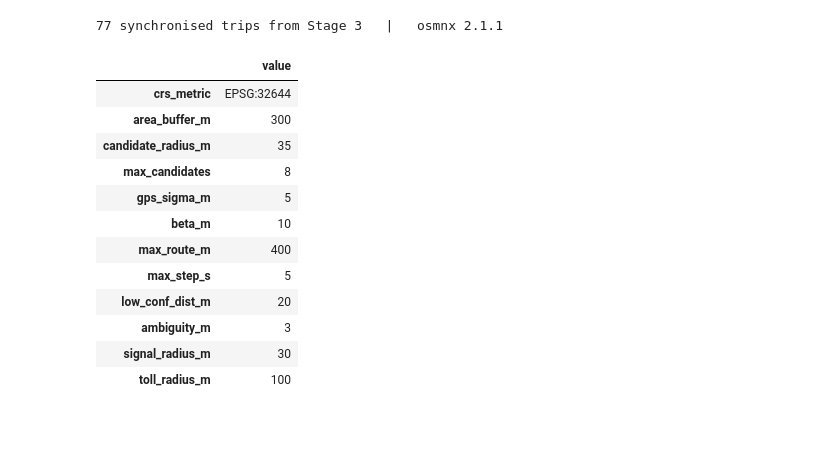
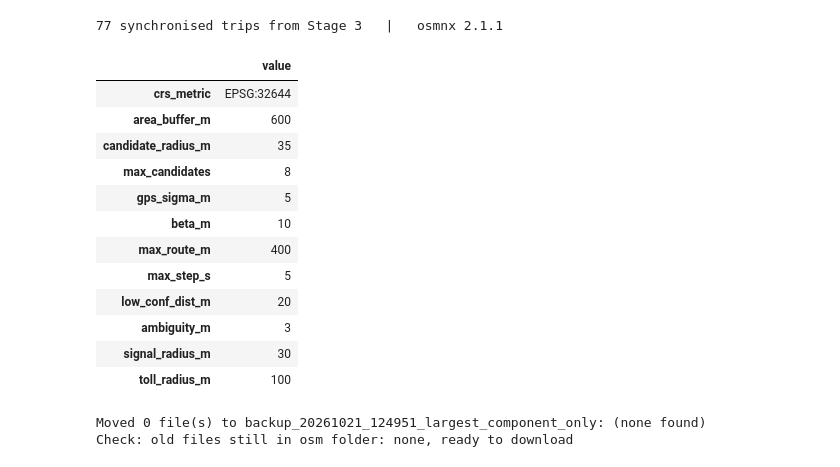
Before and after one commit to Rusiru49/J26-DS-315_Aero-Optimization-EV-Energy, a Jupyter notebook: component01_adaptive_driving_cycle/04_Map_Matching.ipynb, the cells around one changed output. Saved outputs shown, nothing was run; the diff lists cells and outputs as text; code cells hidden in the pictures; blank space fills up the shorter version.

```diff
--- a/component01_adaptive_driving_cycle/04_Map_Matching.ipynb
+++ b/component01_adaptive_driving_cycle/04_Map_Matching.ipynb
@@ -32,25 +34,25 @@ print(f"{len(trip_ids)} synchronised trips from Stage 3   |   osmnx {ox.__versio
 # %%
 CFG = {
     "crs_metric": "EPSG:32644",     # UTM zone 44N – metres, covers western Sri Lanka
-    "area_buffer_m": 300,           # download roads within 300 m of any recorded GPS point
+    "area_buffer_m": 600,           # download roads within 600 m of any recorded GPS point
     "candidate_radius_m": 35,       # roads considered for a GPS point (~3x phone GPS error + half road width)
     "max_candidates": 8,            # nearest candidate road segments kept per point (junctions have many)
     "gps_sigma_m": 5,               # phone GPS error (std. dev.) used in the emission probability
     "beta_m": 10,                   # tolerance between road distance and straight-line distance (transition)
     "max_route_m": 400,             # longest road path searched between two consecutive points
     "max_step_s": 5,                # a time gap longer than this restarts the matching chain
     "low_conf_dist_m": 20,          # matched, but GPS more than 20 m from the road -> low confidence
     "ambiguity_m": 3,               # another road of a different class within 3 m of the chosen one -> low confidence
     "signal_radius_m": 30,          # "near a traffic signal"
     "toll_radius_m": 100,           # "near a toll plaza" (plazas are wide)
 }
 to_metric = Transformer.from_crs("EPSG:4326", CFG["crs_metric"], always_xy=True)
 to_wgs = Transformer.from_crs(CFG["crs_metric"], "EPSG:4326", always_xy=True)
 pd.Series(CFG, name="value").to_frame()
 # %% [output]
 |  | value |
 | crs_metric | EPSG:32644 |
-| area_buffer_m | 300 |
+| area_buffer_m | 600 |
 | candidate_radius_m | 35 |
 | max_candidates | 8 |
 | gps_sigma_m | 5 |
@@ -61,6 +63,50 @@ pd.Series(CFG, name="value").to_frame()
 | ambiguity_m | 3 |
 | signal_radius_m | 30 |
 | toll_radius_m | 100 |
+# %%
+# ---------------------------------------------------------------
+# Move the old OSM network (largest-component-only, 600 m buffer) to a backup folder
+# so the download cell builds a new one. Nothing is deleted.
+# Safe to re-run: it only moves files if the saved network was NOT built with
+# retain_all=True and the current buffer, so it never moves the new network.
+# ---------------------------------------------------------------
+import shutil
+
+OLD_FILES = ["drive_network.graphml",       # road network (Stage 4)
+             "signals_and_tolls.geojson",   # signals / toll booths (Stage 4)
+             "download_info.json",          # download metadata (Stage 4)
+             "study_area.geojson",          # area polygon (Stage 4)
+             "landuse.geojson"]             # land-use cache (Stage 5), cut to the old area
+
+info_path = OSM_DIR / "download_info.json"
+saved_info = json.loads(info_path.read_text()) if info_path.exists() else {}
+is_current = (saved_info.get("retain_all") is True
+              and saved_info.get("area_buffer_m") == CFG["area_buffer_m"])
+
+if is_current:
+    print(f"Saved network is already current (retain_all=True, buffer {CFG['area_buffer_m']} m, "
+          f"downloaded {saved_info.get('downloaded')}). Nothing moved.")
+else:
+    stamp = dt.datetime.now().strftime("%Y%m%d_%H%M%S")
+    backup = OSM_DIR / f"backup_{stamp}_largest_component_only"
+    backup.mkdir(parents=True, exist_ok=True)
+    moved = []
+    for f in OLD_FILES:
+        src = OSM_DIR / f
+        if src.exists():
+            shutil.move(str(src), str(backup / f))
+            moved.append(f)
+    (backup / "README.txt").write_text(
+        "Old OSM network, replaced on " + stamp + ".\n"
+        "Reason: downloaded with retain_all=False, which kept only the largest connected road\n"
+        "patch (the expressway corridor) and dropped the Panadura-Wellawatte (Galle Road) roads.\n"
+        "Buffer was 300 m. Kept for provenance; do not use.\n")
+    print(f"Moved {len(moved)} file(s) to {backup.name}: {', '.join(moved) if moved else '(none found)'}")
+    remaining = [f for f in OLD_FILES if (OSM_DIR / f).exists()]
+    print("Check: old files still in osm folder:", remaining if remaining else "none, ready to download")
+# %% [output]
+Moved 0 file(s) to backup_20261021_124951_largest_component_only: (none found)
+Check: old files still in osm folder: none, ready to download
 # %%
 pts = []
 for tid in trip_ids:
```
Also changed, not shown: parts of 13 cells of this notebook, 5 other files.
